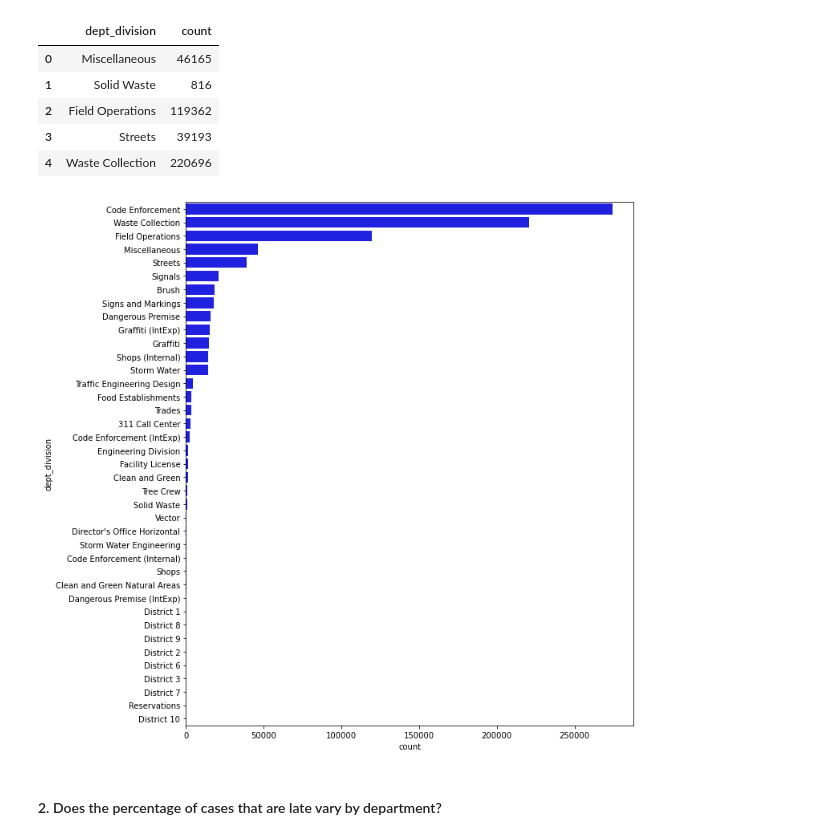
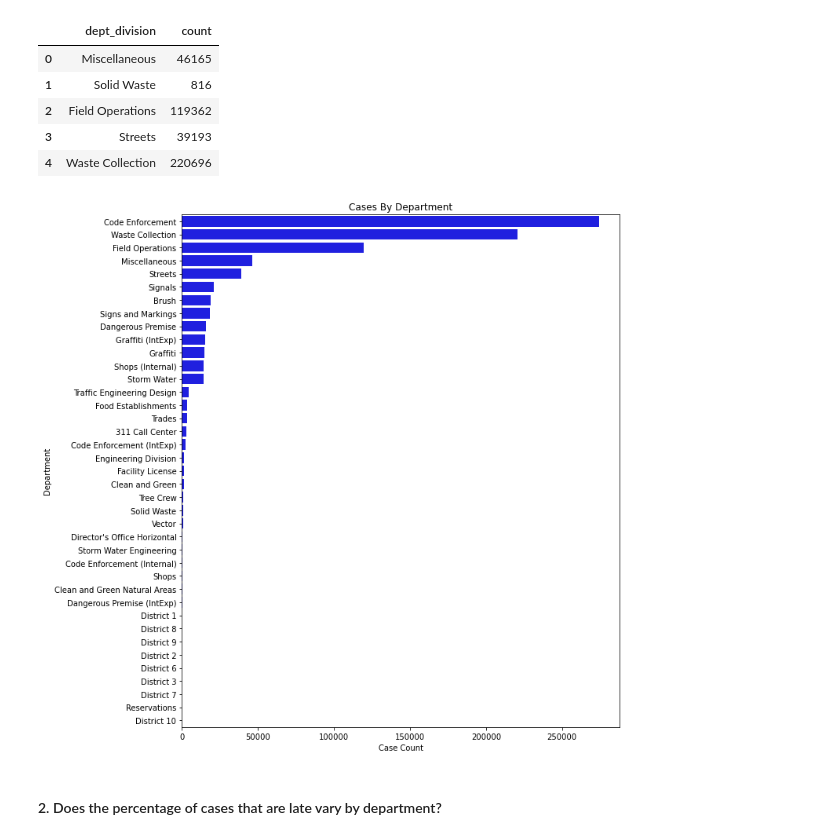
Before and after one commit to jeffakins/spark, a Jupyter notebook: explore.ipynb, the cells around one changed output. Drawn from its saved outputs; the diff is of its cells as text; code cells hidden in the pictures.

```diff
--- a/explore.ipynb
+++ b/explore.ipynb
@@ -56,9 +56,12 @@ case_dept = case_dept.sort_values(by='count', ascending=False).reset_index(drop=
 # %%
 plt.figure(figsize=(10, 12))
 sns.barplot(x="count", y="dept_division", data=case_dept, color="b")
+plt.title('Cases By Department')
+plt.xlabel('Case Count')
+plt.ylabel('Department')
 plt.show()
 # %% [output]
-[figure, old version]
+[figure, new version]
 # %% [markdown]
 #### 2. Does the percentage of cases that are late vary by department?
 # %% [markdown]
```
